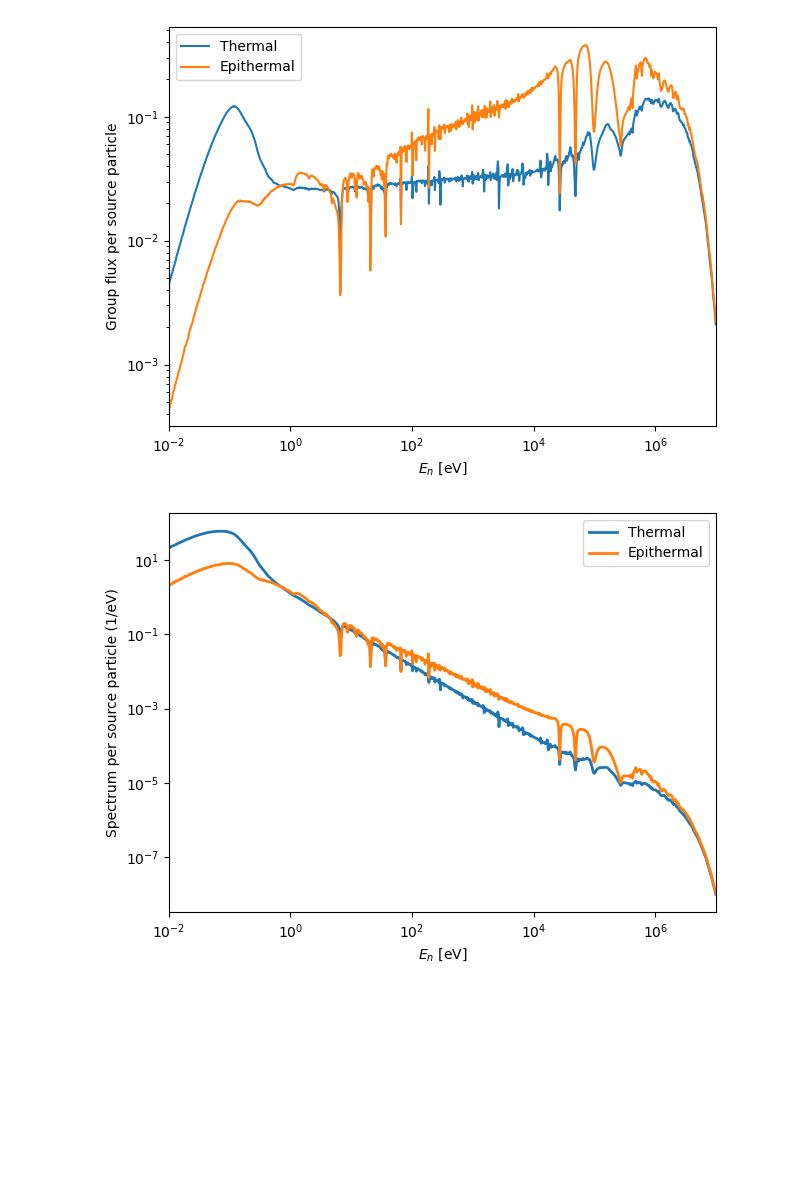
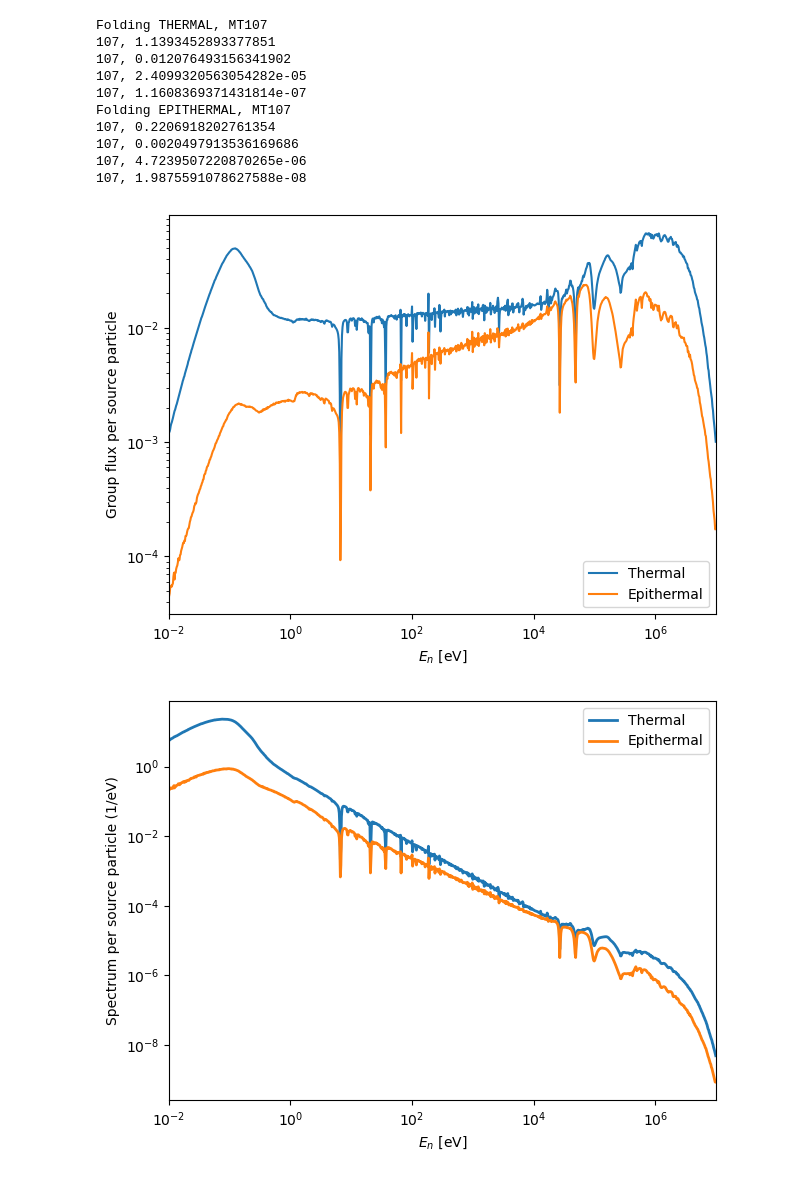
Before and after one commit to Kladdy/master-project, a Jupyter notebook: analysis/relate_error_to_spread/relate_error_to_spread.ipynb, the cells around one changed output. Cells and saved outputs as stored; diff of their text form; code cells hidden in the pictures; blank space fills up the shorter version.

Commit message:
Update plotting

```diff
--- a/analysis/relate_error_to_spread/relate_error_to_spread.ipynb
+++ b/analysis/relate_error_to_spread/relate_error_to_spread.ipynb
@@ -36,7 +36,9 @@ MT_to_run_number = {
 tmc_df = pd.read_pickle(f"../runs/{RUN_NAME}/plotting/tmc_df.pkl")
 
 # for MT_INT in [2, 4, 16, 22, 28, 102, 103, 104, 105, 107]:
-for MT_INT in [2, 16]:
+for MT_INT in [2, 16, 22, 28, 102, 103, 104, 105, 107]:
+    print("WARING_ CHANGE MT_INT TO 2, 4, 16, 22, 28, 102, 103, 104, 105, 107")
+# for MT_INT in [2, 16]:
     print(f"Handling MT{MT_INT}")
     plt.close('all')
 
@@ -50,7 +52,8 @@ for MT_INT in [2, 16]:
 
     sampled_h5_files_path = f"/home/fne23_stjarnholm/nuclear_data/sandy_samples_v3-MT{MT_INT}"
 
-    x_logspace = np.logspace(np.log10(1e-2), np.log10(2e7), 1000)
+    # x_logspace = np.logspace(np.log10(1e-2), np.log10(1e7), 1000)
+    x_logspace = np.logspace(-2, 7, 1001) #1000 bins between 1e-2 eV and 1e7 eV
 
     for i in tqdm(range(N_ITERATIONS)):
         h5_filename = f"{sampled_h5_files_path}/F19-{i+1}.h5"
@@ -98,17 +101,17 @@ for MT_INT in [2, 16]:
         file = f"{results_dir}/statepoint.350.h5"
         sp = openmc.StatePoint(file)
 
-        tallydf3=sp.tallies[3].get_pandas_dataframe()
-        tallydf3flux=tallydf3[tallydf3['score']=='flux']
-        energy=(tallydf3flux['energy low [eV]']+tallydf3flux['energy high [eV]'])/2
+        tallydf=sp.tallies[1].get_pandas_dataframe()
+        tallydfflux=tallydf[tallydf['score']=='flux']
+        energy=(tallydfflux['energy low [eV]']+tallydfflux['energy high [eV]'])/2
 
-        group_flux = tallydf3flux['mean']
+        group_flux = tallydfflux['mean']
 
         plt.figure(1)
         plt.loglog(energy, group_flux, label=neutron_temperatue_label)
 
-        deltaE=(tallydf3flux['energy high [eV]']-tallydf3flux['energy low [eV]'])
-        spectrum = tallydf3flux['mean']/deltaE
+        deltaE=(tallydfflux['energy high [eV]']-tallydfflux['energy low [eV]'])
+        spectrum = tallydfflux['mean']/deltaE
 
         plt.figure(2)
         plt.loglog(energy, spectrum,lw=2, label=neutron_temperatue_label)
@@ -138,7 +141,7 @@ for MT_INT in [2, 16]:
         df_this_temp = df_flux[df_flux["fast_reactor"] == FAST_REACTOR]
 
         # Intepolate the flux to the energy grid of the sampled data
-        flux = np.interp(df_std["energy"], df_this_temp["energy"], df_this_temp["group_flux"], left=0, right=0)
+        flux = np.interp(df_std["energy"], df_this_temp["energy"], df_this_temp["spectrum"], left=0, right=0)
 
 
         # NORMALIZE WITH MEAN
@@ -197,5 +276,15 @@ Folding EPITHERMAL, MT16
+Folding THERMAL, MT107
+107, 1.1393452893377851
+107, 0.012076493156341902
+107, 2.4099320563054282e-05
+107, 1.1608369371431814e-07
+Folding EPITHERMAL, MT107
+107, 0.2206918202761354
+107, 0.0020497913536169686
+107, 4.7239507220870265e-06
+107, 1.9875591078627588e-08
-[figure, old version]
+[figure, new version]
-[figure, old version]
+[figure, new version]
 # %%
 tmc_df.head()
 # %% [output]
```
Also changed, not shown: parts of 3 cells of this notebook, 3 other files.
